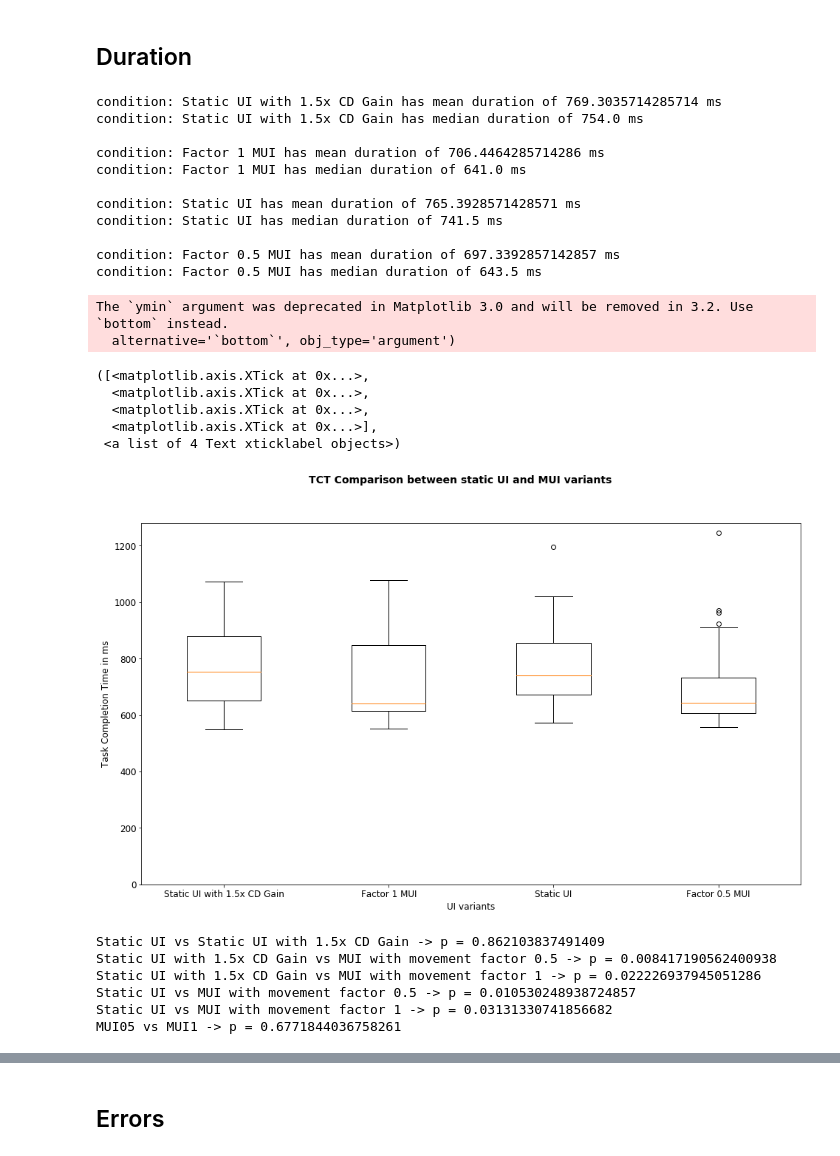
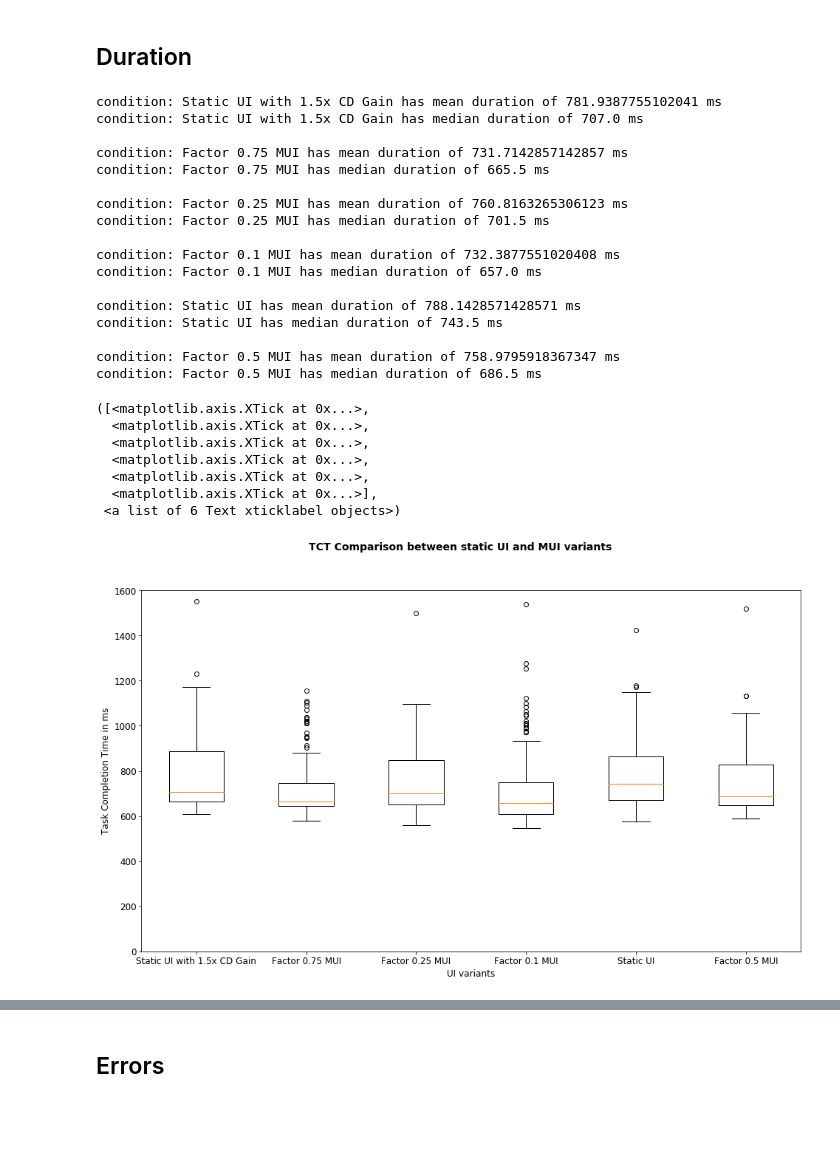
Before and after one commit to PDA-UR/Magnetic-UI-Evaluation-Kit, a Jupyter notebook: server/logs/MUI_Test_Evaluation.ipynb, the cells around one changed output, grey strips where cells are left out. Saved outputs shown, nothing was run; the diff lists cells and outputs as text; code cells hidden in the pictures; blank space fills up the shorter version.

Commit message:
⚡️Implemented more conditions, notebook seperate skript
implemented more conditions, jupyter notebook run all is in seperate script now

```diff
--- a/server/logs/MUI_Test_Evaluation.ipynb
+++ b/server/logs/MUI_Test_Evaluation.ipynb
@@ -138,69 +138,54 @@ for df in dff:
 # %%
 durations = {}
 
 for condition in conditions:
     durations[condition[0].condition] = [run.run_duration for run in condition]
 
 ticks = []
 data = []
 
 for condition, duration_measurements in durations.items():
-    cond_name = "Static UI" if condition == 0 else "Factor 0.5 MUI" if condition == 1 else "Factor 1 MUI" if condition == 2 else "Static UI with 1.5x CD Gain"
+    cond_name = "Static UI" if condition == 0 else "Factor 0.25 MUI" if condition == 1 else "Factor 0.5 MUI" if condition == 2 else "Factor 0.75 MUI" if condition == 3 else "Factor 0.1 MUI" if condition == 4  else "Static UI with 1.5x CD Gain"
 
     print("condition: {0} has mean duration of {1} ms".format(cond_name, np.mean(duration_measurements)))
     print("condition: {0} has median duration of {1} ms".format(cond_name, np.median(duration_measurements)))
     print()
 
     data.append(duration_measurements)
     ticks.append(cond_name)
 
 fig = plt.figure()
 fig.suptitle('TCT Comparison between static UI and MUI variants', fontsize=14, fontweight='bold')
 
 ax = fig.add_subplot(111)
 ax.boxplot(data)
 ax.set_xlabel('UI variants')
 ax.set_ylabel('Task Completion Time in ms')
-ax.set_ylim(ymin=0)
+ax.set_ylim(bottom=0)
 xticks([i + 1 for i in range(len(ticks))], ticks)
 # %% [output]
-condition: Static UI with 1.5x CD Gain has mean duration of 769.3035714285714 ms
-condition: Static UI with 1.5x CD Gain has median duration of 754.0 ms
+condition: Static UI with 1.5x CD Gain has mean duration of 781.9387755102041 ms
+condition: Static UI with 1.5x CD Gain has median duration of 707.0 ms
 
-condition: Factor 1 MUI has mean duration of 706.4464285714286 ms
-condition: Factor 1 MUI has median duration of 641.0 ms
+condition: Factor 0.75 MUI has mean duration of 731.7142857142857 ms
+condition: Factor 0.75 MUI has median duration of 665.5 ms
 
-condition: Static UI has mean duration of 765.3928571428571 ms
-condition: Static UI has median duration of 741.5 ms
+condition: Factor 0.25 MUI has mean duration of 760.8163265306123 ms
+condition: Factor 0.25 MUI has median duration of 701.5 ms
 
-condition: Factor 0.5 MUI has mean duration of 697.3392857142857 ms
-condition: Factor 0.5 MUI has median duration of 643.5 ms
+condition: Factor 0.1 MUI has mean duration of 732.3877551020408 ms
+condition: Factor 0.1 MUI has median duration of 657.0 ms
+
+condition: Static UI has mean duration of 788.1428571428571 ms
+condition: Static UI has median duration of 743.5 ms
+
+condition: Factor 0.5 MUI has mean duration of 758.9795918367347 ms
+condition: Factor 0.5 MUI has median duration of 686.5 ms
-The `ymin` argument was deprecated in Matplotlib 3.0 and will be removed in 3.2. Use `bottom` instead.
-  alternative='`bottom`', obj_type='argument')
+([<matplotlib.axis.XTick at 0x...>,
+  <matplotlib.axis.XTick at 0x...>,
+  <matplotlib.axis.XTick at 0x...>,
+  <matplotlib.axis.XTick at 0x...>,
+  <matplotlib.axis.XTick at 0x...>,
+  <matplotlib.axis.XTick at 0x...>],
+ <a list of 6 Text xticklabel objects>)
-([<matplotlib.axis.XTick at 0x...>,
-  <matplotlib.axis.XTick at 0x...>,
-  <matplotlib.axis.XTick at 0x...>,
-  <matplotlib.axis.XTick at 0x...>],
- <a list of 4 Text xticklabel objects>)
-[figure, old version]
+[figure, new version]
-# %%
-from scipy.stats import ttest_rel as ttest
-
-static_durations = durations[0]
-factor05_durations = durations[1]
-factor1_durations = durations[2]
-static15cdg_durations = durations[3]
-
-print("Static UI vs Static UI with 1.5x CD Gain -> p = {}".format(ttest(static_durations, static15cdg_durations)[1]))
-print("Static UI with 1.5x CD Gain vs MUI with movement factor 0.5 -> p = {}".format(ttest(factor05_durations, static15cdg_durations)[1]))
-print("Static UI with 1.5x CD Gain vs MUI with movement factor 1 -> p = {}".format(ttest(factor1_durations, static15cdg_durations)[1]))
-print("Static UI vs MUI with movement factor 0.5 -> p = {}".format(ttest(static_durations, factor05_durations)[1]))
-print("Static UI vs MUI with movement factor 1 -> p = {}".format(ttest(static_durations, factor1_durations)[1]))
-print("MUI05 vs MUI1 -> p = {}".format(ttest(factor05_durations, factor1_durations)[1]))
-# %% [output]
-Static UI vs Static UI with 1.5x CD Gain -> p = 0.862103837491409
-Static UI with 1.5x CD Gain vs MUI with movement factor 0.5 -> p = 0.008417190562400938
-Static UI with 1.5x CD Gain vs MUI with movement factor 1 -> p = 0.022226937945051286
-Static UI vs MUI with movement factor 0.5 -> p = 0.010530248938724857
-Static UI vs MUI with movement factor 1 -> p = 0.03131330741856682
-MUI05 vs MUI1 -> p = 0.6771844036758261
```
Also changed, not shown: parts of 6 cells of this notebook, 17 other files.
